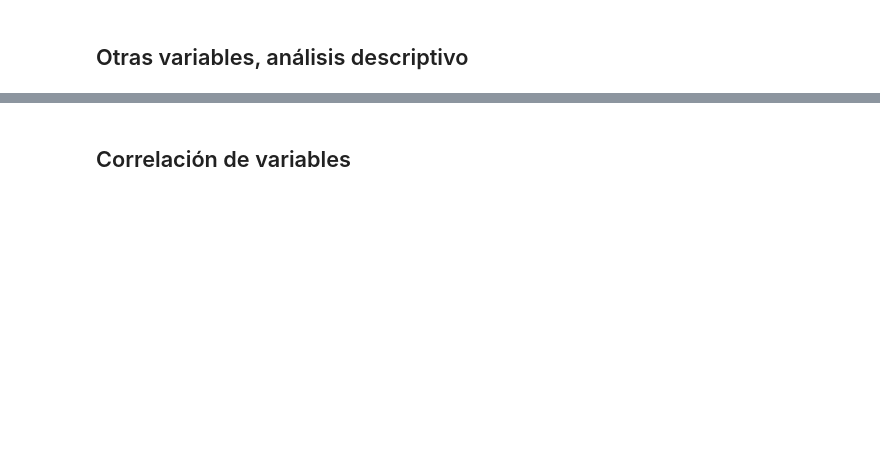
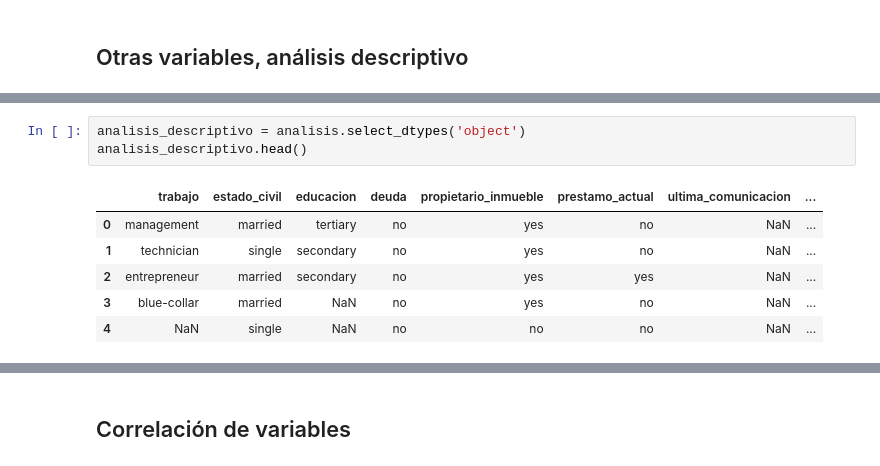
Before and after one commit to Marcelooyola/UDAMod5, a Jupyter notebook: trabajo_final.ipynb, the cells around one changed output, grey strips where cells are left out. Cells and saved outputs as stored; diff of their text form; blank space fills up the shorter version.

```diff
--- a/trabajo_final.ipynb
+++ b/trabajo_final.ipynb
@@ -257,0 +277,10 @@ freq    13766     4901
+# %%
+analisis_descriptivo = analisis.select_dtypes('object')
+analisis_descriptivo.head()
+# %% [output]
+|  | trabajo | estado_civil | educacion | deuda | propietario_inmueble | prestamo_actual | ultima_comunicacion | ... |
+| 0 | management | married | tertiary | no | yes | no | NaN | ... |
+| 1 | technician | single | secondary | no | yes | no | NaN | ... |
+| 2 | entrepreneur | married | secondary | no | yes | yes | NaN | ... |
+| 3 | blue-collar | married | NaN | no | yes | no | NaN | ... |
+| 4 | NaN | single | NaN | no | no | no | NaN | ... |
```
Also changed, not shown: parts of 18 cells of this notebook.
